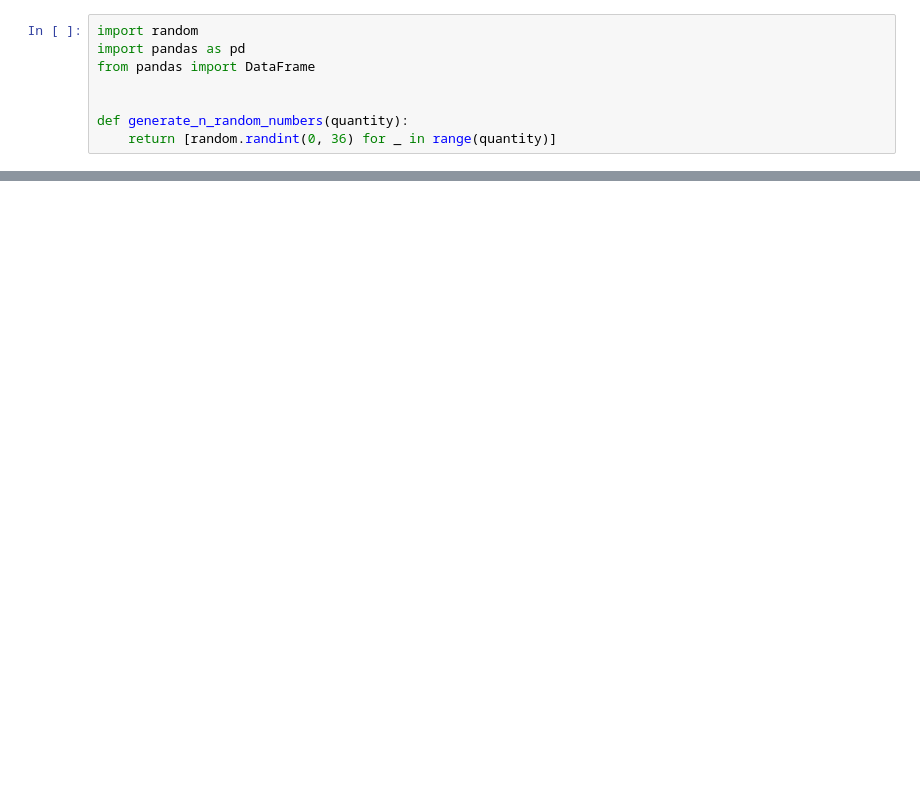
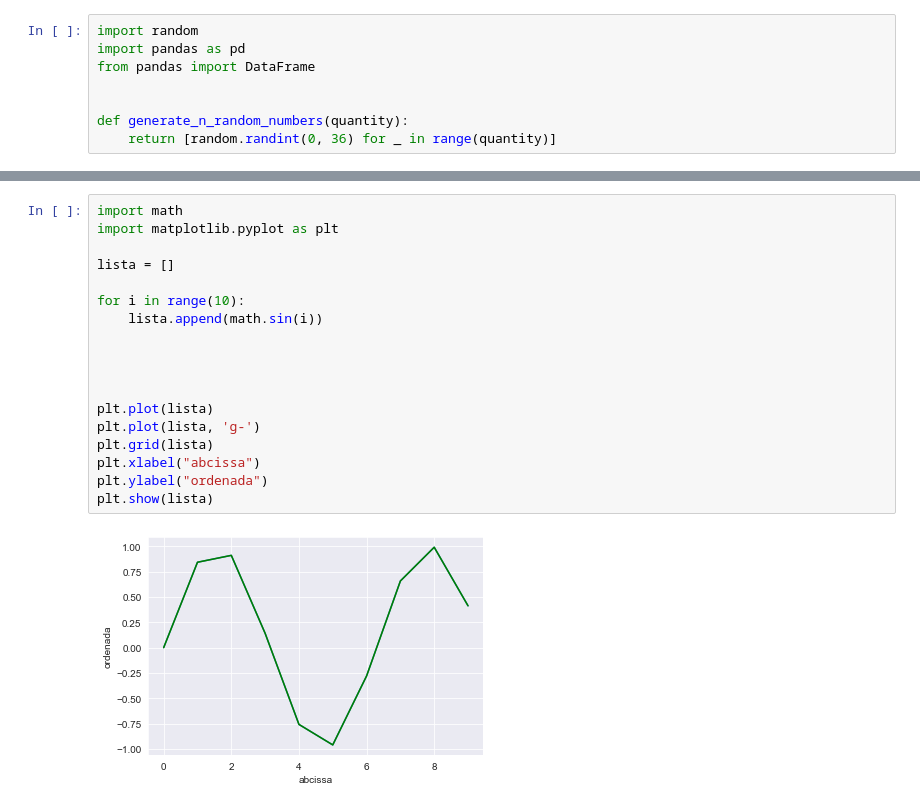
Before and after one commit to Leonerdo15/Learning_Machine_Learning, a Jupyter notebook: roleta.ipynb, the cells around one changed output, grey strips where cells are left out. Cells and saved outputs as stored; diff of their text form; blank space fills up the shorter version.

```diff
--- a/roleta.ipynb
+++ b/roleta.ipynb
@@ -132,0 +133,20 @@ plt.show()
+# %%
+import math
+import matplotlib.pyplot as plt
+
+lista = []
+
+for i in range(10):
+    lista.append(math.sin(i))
+
+
+
+
+plt.plot(lista)
+plt.plot(lista, 'g-')
+plt.grid(lista)
+plt.xlabel("abcissa")
+plt.ylabel("ordenada")
+plt.show(lista)
+# %% [output]
+[figure, added]
```
Also changed, not shown: parts of 5 cells of this notebook, 26 other files.
